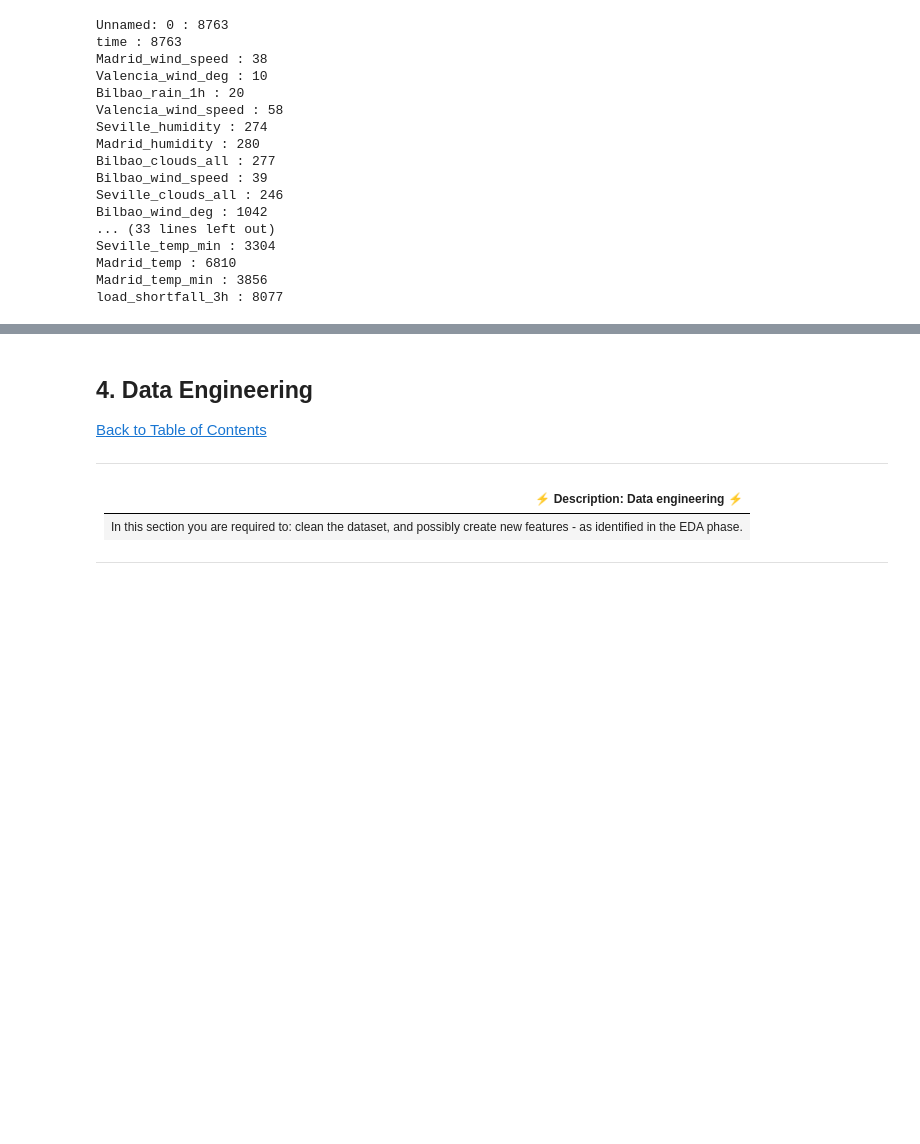
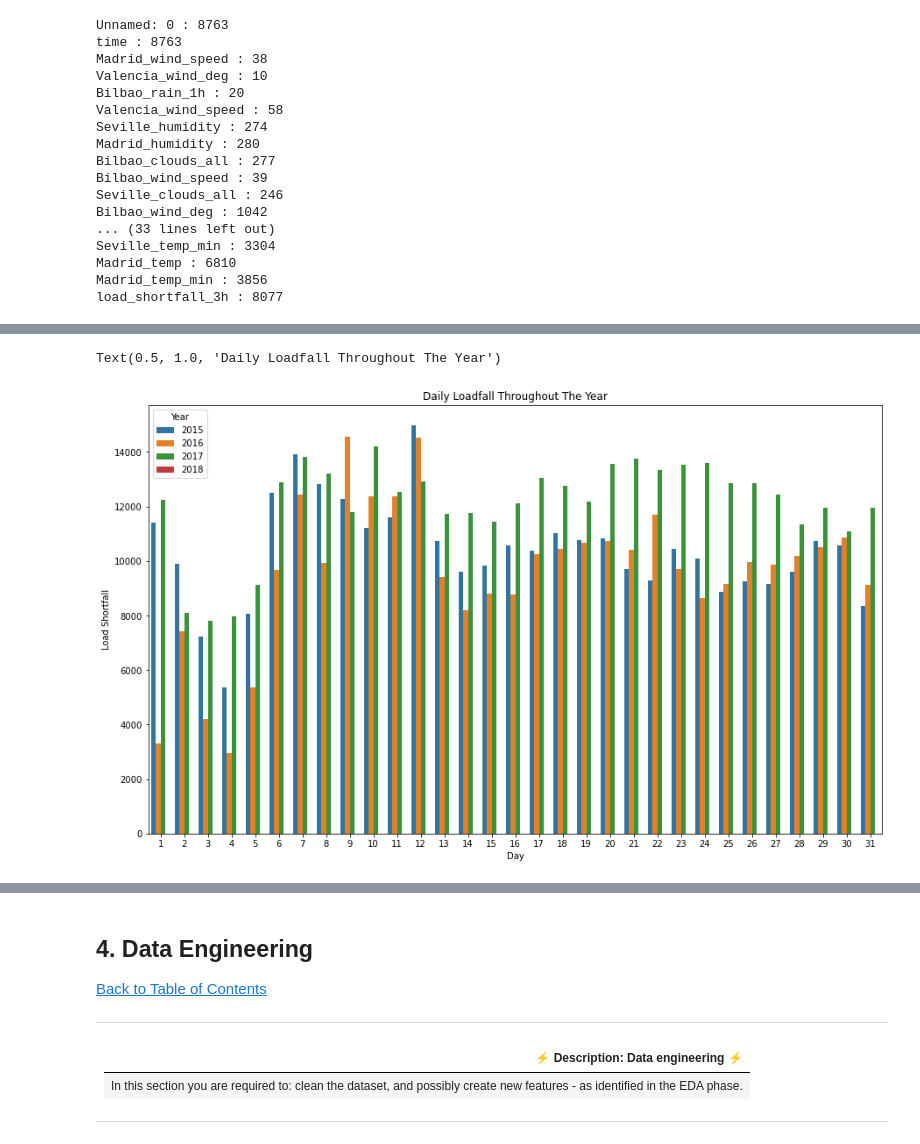
Before and after one commit to Emmantheo/Team-JM2-Starter-Notebook, a Jupyter notebook: starter-notebook.ipynb, the cells around one changed output, grey strips where cells are left out. Drawn from its saved outputs; the diff is of its cells as text; code cells hidden in the pictures; blank space fills up the shorter version.

```diff
--- a/starter-notebook.ipynb
+++ b/starter-notebook.ipynb
@@ -315,0 +275,9 @@ dtype: int64
+# %%
+# There is some similarity between Daily Loadfall Thought the month and daily Loadfall throughtout the Year
+plt.figure(figsize=(15,9))
+sns.barplot(data=df,x= 'Day', y= 'load_shortfall_3h' ,hue='Year',ci=None)
+plt.ylabel('Load Shortfall')
+plt.title('Daily Loadfall Throughout The Year')
+# %% [output]
+Text(0.5, 1.0, 'Daily Loadfall Throughout The Year')
+[figure, added]
```
Also changed, not shown: parts of 99 cells of this notebook, 2 other files.
